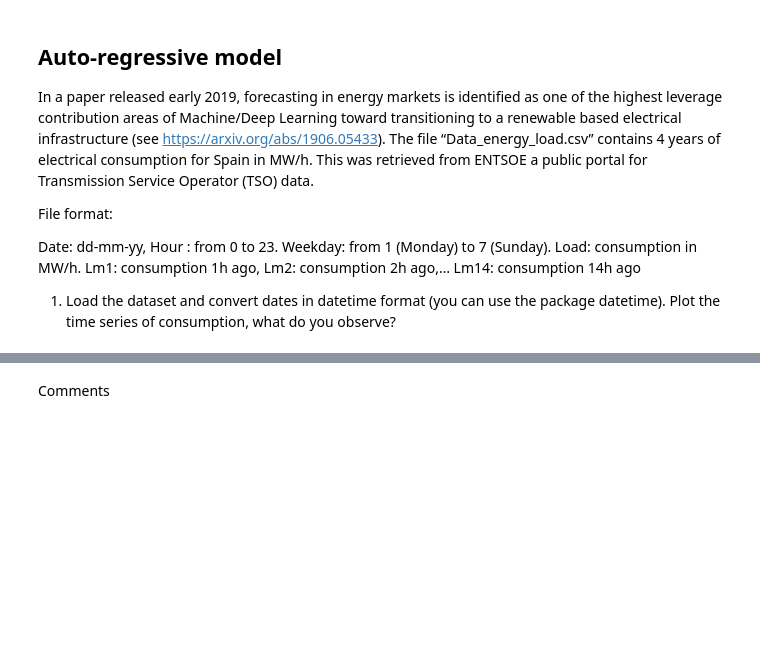
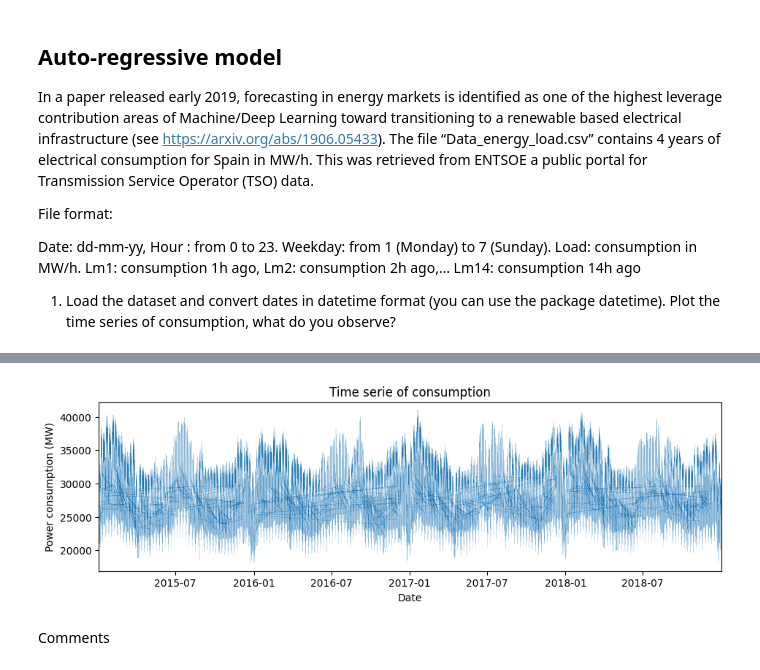
Before and after one commit to Emilevillette/LEPL1109-Hackatons, a Jupyter notebook: Hackaton 2/hackathon2_without_code.ipynb, the cells around one changed output, grey strips where cells are left out. Cells and saved outputs as stored; diff of their text form; code cells hidden in the pictures; blank space fills up the shorter version.

```diff
--- a/Hackaton 2/hackathon2_without_code.ipynb
+++ b/Hackaton 2/hackathon2_without_code.ipynb
@@ -93,0 +89,6 @@ Date: dd-mm-yy, Hour : from 0 to 23. Weekday: from 1 (Monday)  to 7 (Sunday). Lo
+# %%
+df = pd.read_csv('Data_energy_load.csv', sep=';', parse_dates=['Date'], skipinitialspace=True)
+# %%
+df['Date'] = [dt['Date'].replace(hour=dt['Hour']) for i, dt in df.iterrows()]
+# %%
+df.drop(['Hour', 'Weekday'], axis=1, inplace=True)
@@ -94,3 +104,12 @@ Date: dd-mm-yy, Hour : from 0 to 23. Weekday: from 1 (Monday)  to 7 (Sunday). Lo
+# %%
+plt.figure(figsize=(11, 3))
+plt.xlim(df['Date'].min(), df['Date'].max())
+plt.plot(df['Date'], df['Load'], lw=0.1)
+plt.title('Time serie of consumption')
+plt.xlabel('Date')
+_ = plt.ylabel('Power consumption (MW)')
+# %% [output]
+[figure, added]
 # %% [markdown]
 Comments
 # %% [markdown]
```
Also changed, not shown: parts of 3 cells of this notebook, 1 other file.
